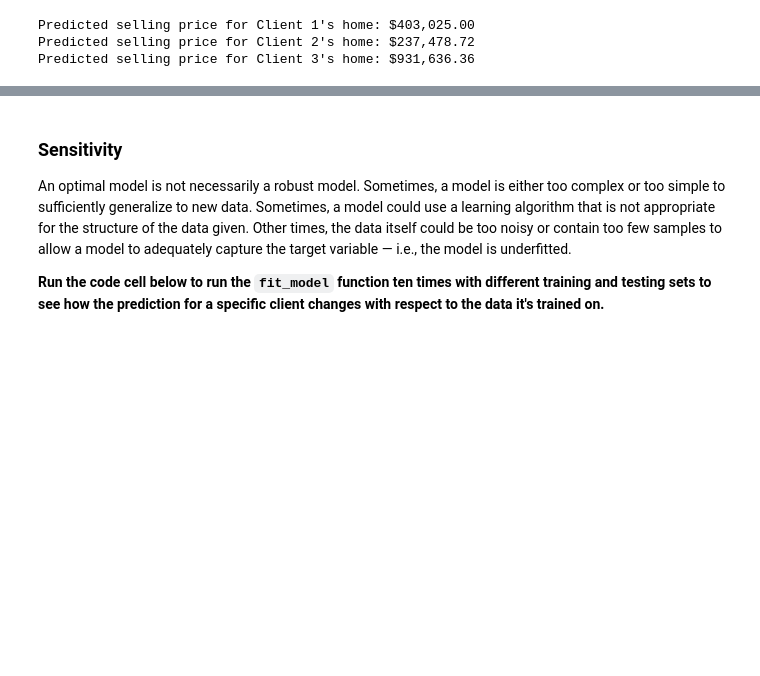
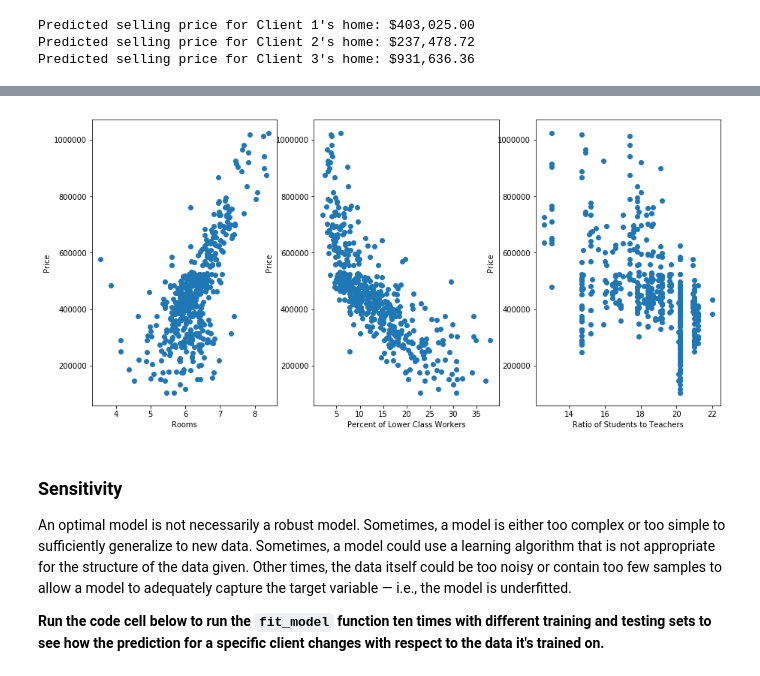
Before and after one commit to sadjason/Udacity-Projects, a Jupyter notebook: boston_housing/boston_housing.ipynb, the cells around one changed output, grey strips where cells are left out. Drawn from its saved outputs; the diff is of its cells as text; code cells hidden in the pictures; blank space fills up the shorter version.

```diff
--- a/boston_housing/boston_housing.ipynb
+++ b/boston_housing/boston_housing.ipynb
@@ -447,3 +451,26 @@ A: Yes.
+# %%
+import matplotlib.pyplot as pl
+fig = pl.figure(figsize=(15,7))
+
+#
+ax1 = fig.add_subplot(1, 3, 1)
+ax1.plot(features['RM'], prices, 'o')
+ax1.set_xlabel('Rooms')
+ax1.set_ylabel('Price')
+
+ax2 = fig.add_subplot(1, 3, 2)
+ax2.plot(features['LSTAT'], prices, 'o')
+ax2.set_xlabel('Percent of Lower Class Workers')
+ax2.set_ylabel('Price')
+
+ax3 = fig.add_subplot(1, 3, 3)
+ax3.plot(features['PTRATIO'], prices, 'o')
+ax3.set_xlabel('Ratio of Students to Teachers')
+ax3.set_ylabel('Price')
+
+fig.show()
+# %% [output]
+[figure, added]
 # %% [markdown]
 ### Sensitivity
 An optimal model is not necessarily a robust model. Sometimes, a model is either too complex or too simple to sufficiently generalize to new data. Sometimes, a model could use a learning algorithm that is not appropriate for the structure of the data given. Other times, the data itself could be too noisy or contain too few samples to allow a model to adequately capture the target variable — i.e., the model is underfitted.
```
Also changed, not shown: parts of 4 cells of this notebook, 2 other files.
